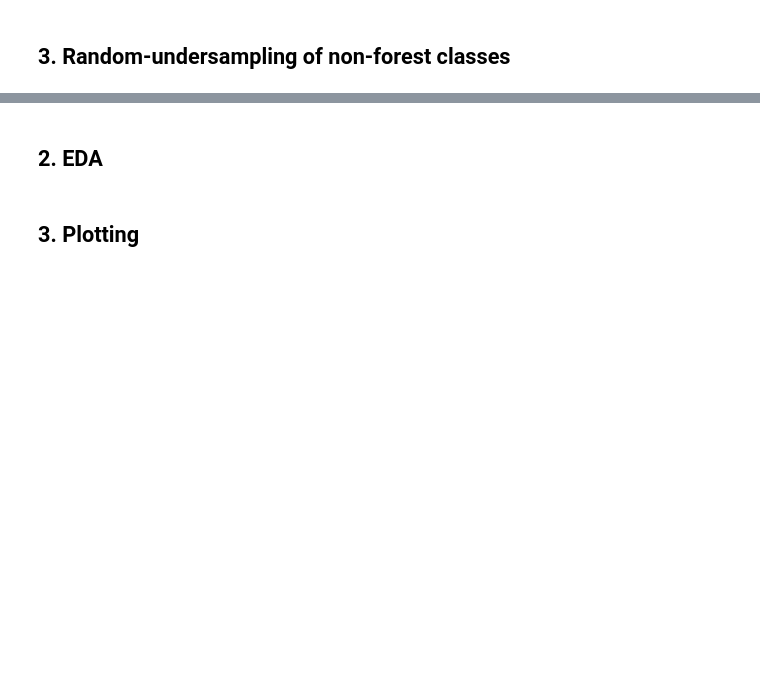
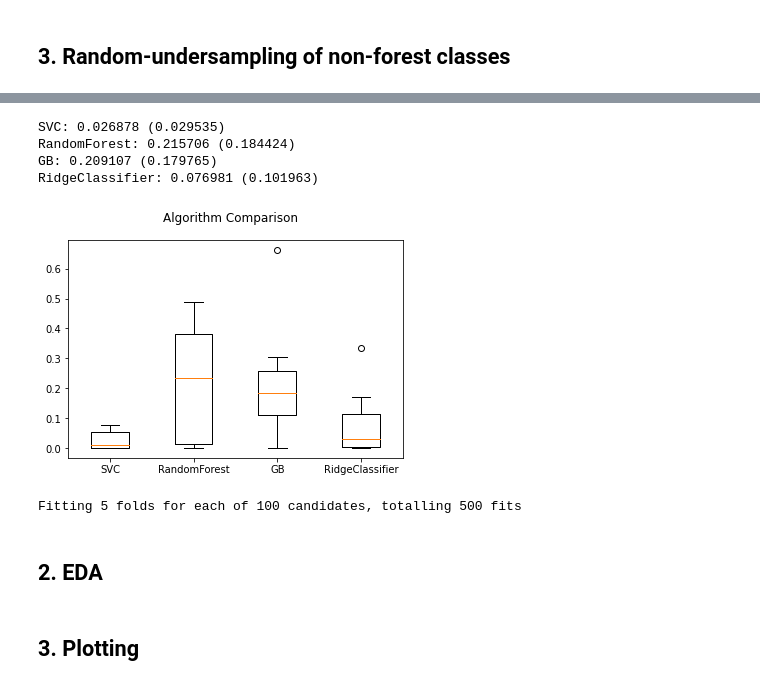
Before and after one commit to mishagrol/ForestMapping, a Jupyter notebook: notebooks/Cluster_field_plots_data.ipynb, the cells around one changed output, grey strips where cells are left out. Cells and saved outputs as stored; diff of their text form; code cells hidden in the pictures; blank space fills up the shorter version.

```diff
--- a/notebooks/Cluster_field_plots_data.ipynb
+++ b/notebooks/Cluster_field_plots_data.ipynb
@@ -393,0 +424,36 @@ Resampled dataset shape Counter({0: 100, 1: 100})
+# %%
+X = df_resampled.drop(columns='class').astype('float')
+Y = df_resampled['class'].astype(int)
+# %%
+seed = 7
+models = []
+models.append(('SVC', SVC()))
+models.append(('RandomForest', RandomForestClassifier()))
+models.append(('GB', GradientBoostingClassifier()))
+models.append(('RidgeClassifier', RidgeClassifier()))
+
+results = []
+names = []
+# scoring = {"OA":"balanced_accuracy", "f1_macro":'f1_macro'}
+scoring= 'f1_macro'
+for name, model in models:
+    kfold = model_selection.KFold(n_splits=10)
+    cv_results = model_selection.cross_val_score(model, X, Y, cv=kfold, scoring=scoring)
+    results.append(cv_results)
+    names.append(name)
+    msg = "%s: %f (%f)" % (name, cv_results.mean(), cv_results.std())
+    print(msg)
+# boxplot algorithm comparison
+fig = plt.figure()
+fig.suptitle('Algorithm Comparison')
+ax = fig.add_subplot(111)
+plt.boxplot(results)
+ax.set_xticklabels(names)
+# plt.savefig('../plots/models_comparison.png', dpi=150)
+plt.show()
+# %% [output]
+SVC: 0.026878 (0.029535)
+RandomForest: 0.215706 (0.184424)
+GB: 0.209107 (0.179765)
+RidgeClassifier: 0.076981 (0.101963)
+[figure, added]
@@ -393,0 +462,26 @@ Resampled dataset shape Counter({0: 100, 1: 100})
+# %%
+## two-metrics scoring
+scoring = {"OA":"balanced_accuracy", "f1_macro":'f1_macro'}
+
+param_grid = {
+    "n_estimators": range(5, 100, 10),
+    "max_leaf_nodes": range(2, 100, 10),
+    "min_samples_split": range(2, 50, 5),
+    "learning_rate": loguniform.rvs(0.01, 1, size=10),
+}
+
+gs = RandomizedSearchCV(
+    GradientBoostingClassifier(random_state=42),
+    n_iter=100,
+    param_distributions=param_grid,
+    scoring=scoring,
+    cv=5,
+    refit="f1_macro",
+    n_jobs=-1,
+    return_train_score=True,
+    verbose=3
+)
+gs.fit(X, Y)
+results = gs.cv_results_
+# %% [output]
+Fitting 5 folds for each of 100 candidates, totalling 500 fits
```
Also changed, not shown: parts of 29 cells of this notebook.
